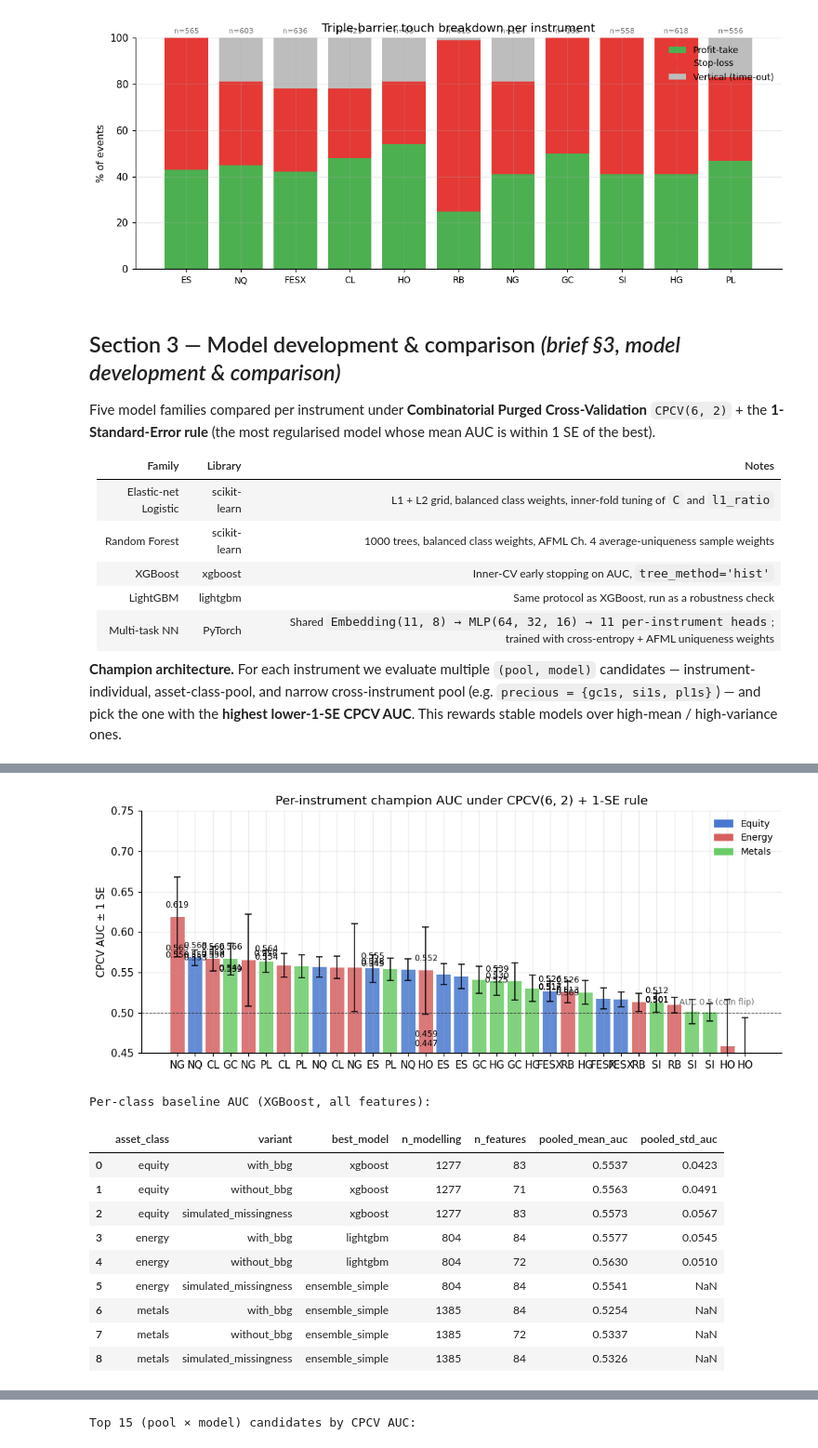
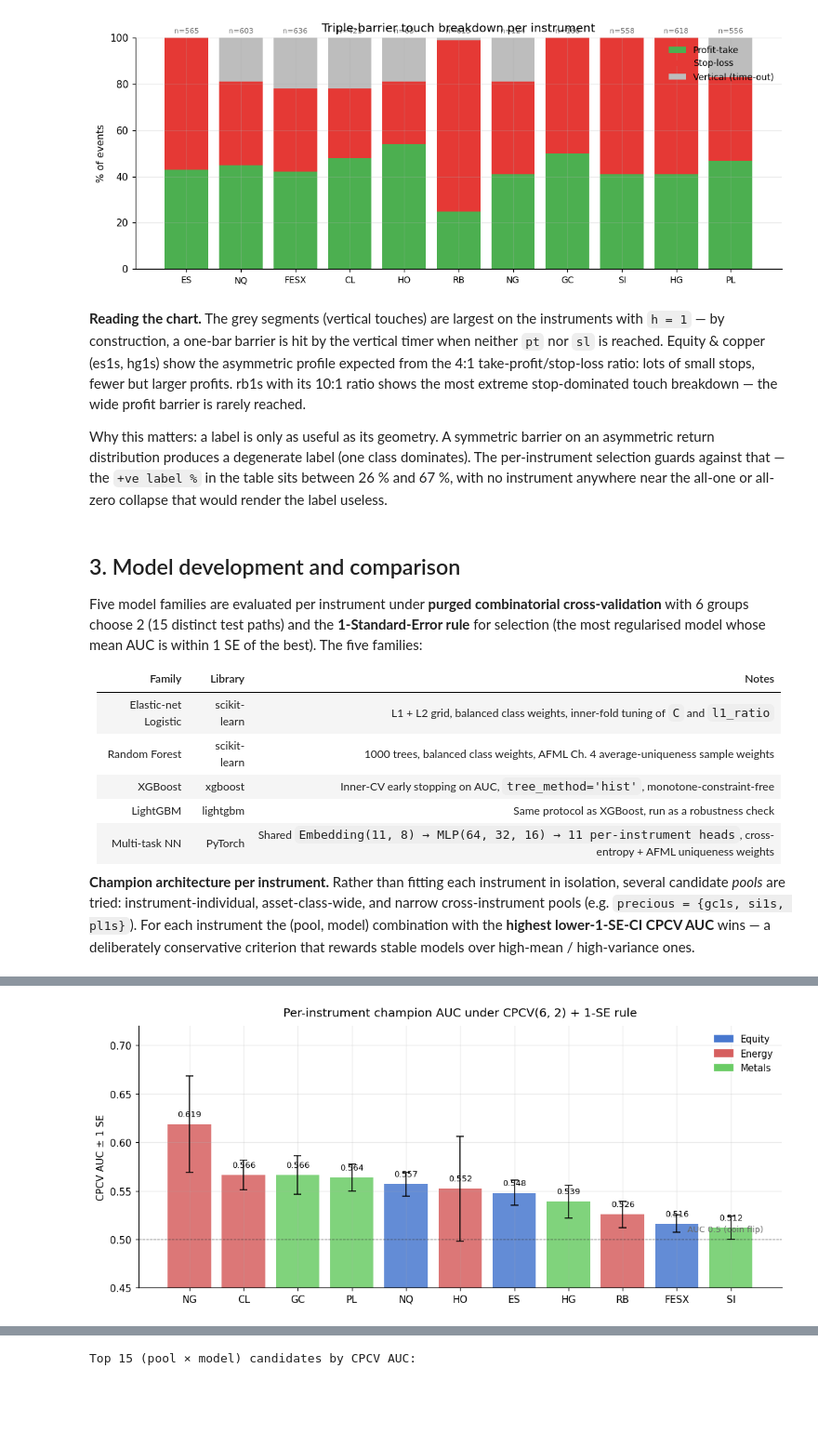
Before and after one commit to Ise-Q/stml, a Jupyter notebook: submission.ipynb, the cells around one changed output, grey strips where cells are left out. Shown at 93% size. Saved outputs shown, nothing was run; the diff lists cells and outputs as text; code cells hidden in the pictures; blank space fills up the shorter version.

```diff
--- a/submission.ipynb
+++ b/submission.ipynb
@@ -32,13 +20,13 @@ All numbers cited come from the CSV artefacts under `results/`. The notebook rep
 # %%
 from __future__ import annotations
-import json, warnings
+import warnings
 from pathlib import Path
 
 import numpy as np
 import pandas as pd
 import matplotlib.pyplot as plt
-import matplotlib.ticker as mticker
-from IPython.display import Image, display
+from matplotlib.patches import Patch
+from IPython.display import display
 
 warnings.filterwarnings('ignore')
 
@@ -73,9 +61,12 @@ INST_NAME = {
     'ng1s': 'NG (Natural Gas)', 'gc1s': 'GC (Gold)', 'si1s': 'SI (Silver)',
     'hg1s': 'HG (Copper)', 'pl1s': 'PL (Platinum)',
 }
+SHORT_NAME = {k: v.split(' ')[0] for k, v in INST_NAME.items()}
 
-print(f'Repo root  : {ROOT}')
-print(f'Data dir   : {DATA.relative_to(ROOT)}  ({sum(1 for _ in DATA.rglob("*") if _.is_file())} files)')
-print(f'Results dir: {RESULTS.relative_to(ROOT)}  ({sum(1 for _ in RESULTS.rglob("*") if _.is_file())} files)')
-print(f'Outputs dir: {OUTPUTS.relative_to(ROOT)}  ({sum(1 for _ in OUTPUTS.glob("*.csv") if _.is_file())} CSVs)')
+ohlcv = pd.read_csv(DATA / 'ohlcv_data.csv', parse_dates=['date'])
+signals = pd.read_csv(DATA / 'primary_signals.csv', parse_dates=['date'])
+INSTRUMENTS = [c for c in signals.columns if c != 'date']
+
+print(f'Released window: {signals["date"].min().date()} → {signals["date"].max().date()}'
+      f'  ({len(signals)} trading days, {len(INSTRUMENTS)} instruments)')
 # %% [output]
@@ -338,20 +331,24 @@ for i, row in geometry.iterrows():
 plt.tight_layout(); plt.show()
 # %% [output]
 [figure]
+# %% [markdown]
+**Reading the chart.** The grey segments (vertical touches) are largest on the instruments with `h = 1` — by construction, a one-bar barrier is hit by the vertical timer when neither `pt` nor `sl` is reached. Equity & copper (es1s, hg1s) show the asymmetric profile expected from the 4:1 take-profit/stop-loss ratio: lots of small stops, fewer but larger profits. rb1s with its 10:1 ratio shows the most extreme stop-dominated touch breakdown — the wide profit barrier is rarely reached.
+
+Why this matters: a label is only as useful as its geometry. A symmetric barrier on an asymmetric return distribution produces a degenerate label (one class dominates). The per-instrument selection guards against that — the `+ve label %` in the table sits between 26 % and 67 %, with no instrument anywhere near the all-one or all-zero collapse that would render the label useless.
 # %% [markdown]
-## Section 3 — Model development & comparison  *(brief §3, model development & comparison)*
+## 3. Model development and comparison
 
-Five model families compared per instrument under **Combinatorial Purged Cross-Validation** `CPCV(6, 2)` + the **1-Standard-Error rule** (the most regularised model whose mean AUC is within 1 SE of the best).
+Five model families are evaluated per instrument under **purged combinatorial cross-validation** with 6 groups choose 2 (15 distinct test paths) and the **1-Standard-Error rule** for selection (the most regularised model whose mean AUC is within 1 SE of the best). The five families:
 
 | Family | Library | Notes |
 |---|---|---|
 | Elastic-net Logistic | scikit-learn | L1 + L2 grid, balanced class weights, inner-fold tuning of `C` and `l1_ratio` |
 | Random Forest | scikit-learn | 1000 trees, balanced class weights, AFML Ch. 4 average-uniqueness sample weights |
-| XGBoost | xgboost | Inner-CV early stopping on AUC, `tree_method='hist'` |
+| XGBoost | xgboost | Inner-CV early stopping on AUC, `tree_method='hist'`, monotone-constraint-free |
 | LightGBM | lightgbm | Same protocol as XGBoost, run as a robustness check |
-| Multi-task NN | PyTorch | Shared `Embedding(11, 8) → MLP(64, 32, 16) → 11 per-instrument heads`; trained with cross-entropy + AFML uniqueness weights |
+| Multi-task NN | PyTorch | Shared `Embedding(11, 8) → MLP(64, 32, 16) → 11 per-instrument heads`, cross-entropy + AFML uniqueness weights |
 
-**Champion architecture.** For each instrument we evaluate multiple `(pool, model)` candidates — instrument-individual, asset-class-pool, and narrow cross-instrument pool (e.g. `precious = {gc1s, si1s, pl1s}`) — and pick the one with the **highest lower-1-SE CPCV AUC**. This rewards stable models over high-mean / high-variance ones.
+**Champion architecture per instrument.** Rather than fitting each instrument in isolation, several candidate *pools* are tried: instrument-individual, asset-class-wide, and narrow cross-instrument pools (e.g. `precious = {gc1s, si1s, pl1s}`). For each instrument the (pool, model) combination with the **highest lower-1-SE-CI CPCV AUC** wins — a deliberately conservative criterion that rewards stable models over high-mean / high-variance ones.
 # %%
 champions = pd.read_csv(RESULTS / 'champions_summary.csv')
 champions['name'] = champions['instrument'].map(INST_NAME)
@@ -387,43 +384,24 @@ Per-instrument champion (CPCV(6, 2) + 1-SE rule):
 | 31 | ho1s | HO (Heating Oil) | Energy | without_bbg | energy_cl_ho | elasticnet_logistic | 0.4586 | 0.0576 | ... |
 | 32 | ho1s | HO (Heating Oil) | Energy | simulated_missingness | energy_cl_ho | elasticnet_logistic | 0.4465 | 0.0476 | ... |
 # %%
-# Per-instrument AUC with 1-SE error bars, colour-coded by asset class.
-view2 = champions.sort_values('champion_auc', ascending=False).reset_index(drop=True)
+view2 = champions.drop_duplicates('instrument').sort_values('champion_auc', ascending=False).reset_index(drop=True)
 colors = [CLS_COLOR[ASSET_CLASS[i]] for i in view2['instrument']]
 
-fig, ax = plt.subplots(figsize=(9.5, 4))
+fig, ax = plt.subplots(figsize=(10, 4.5))
 x = np.arange(len(view2))
 ax.bar(x, view2['champion_auc'], yerr=view2['champion_sem'],
-       color=colors, alpha=0.85, capsize=3, error_kw=dict(lw=1, ecolor='k'))
+       color=colors, alpha=0.85, capsize=4, error_kw=dict(lw=1, ecolor='k'))
 ax.axhline(0.5, color='k', lw=0.7, ls='--', alpha=0.5)
-ax.text(len(view2)-0.5, 0.51, 'AUC 0.5 (coin flip)', ha='right', fontsize=8, color='dimgray')
-ax.set_xticks(x); ax.set_xticklabels(
-    [INST_NAME[i].split(' ')[0] for i in view2['instrument']], rotation=0)
+ax.text(len(view2)-0.4, 0.508, 'AUC 0.5 (coin flip)', ha='right', fontsize=8.5, color='dimgray')
+ax.set_xticks(x)
+ax.set_xticklabels([SHORT_NAME[i] for i in view2['instrument']], rotation=0, fontsize=10)
 ax.set_ylabel('CPCV AUC ± 1 SE')
-ax.set_title('Per-instrument champion AUC under CPCV(6, 2) + 1-SE rule')
-ax.set_ylim(0.45, 0.75)
-for inst, auc in zip(view2['instrument'], view2['champion_auc']):
-    ax.text(view2.index[view2['instrument']==inst][0], auc + 0.012,
-            f'{auc:.3f}', ha='center', fontsize=8)
-from matplotlib.patches import Patch
+ax.set_title('Per-instrument champion AUC under CPCV(6, 2) + 1-SE rule', pad=10)
+ax.set_ylim(0.45, 0.72)
+for xi, auc in zip(x, view2['champion_auc']):
+    ax.text(xi, auc + 0.008, f'{auc:.3f}', ha='center', fontsize=8.5)
 ax.legend(handles=[Patch(color=c, label=k) for k, c in CLS_COLOR.items()],
-          loc='upper right', frameon=False, fontsize=9)
+          loc='upper right', frameon=False, fontsize=9.5)
 plt.tight_layout(); plt.show()
-
-# Per-class summary.
-per_class = pd.read_csv(RESULTS / 'baseline_xgb_per_class.csv')
-print('\nPer-class baseline AUC (XGBoost, all features):')
-display(per_class.round(4))
 # %% [output]
-[figure, old version]
+[figure, new version]
-Per-class baseline AUC (XGBoost, all features):
-|  | asset_class | variant | best_model | n_modelling | n_features | pooled_mean_auc | pooled_std_auc |
-| 0 | equity | with_bbg | xgboost | 1277 | 83 | 0.5537 | 0.0423 |
-| 1 | equity | without_bbg | xgboost | 1277 | 71 | 0.5563 | 0.0491 |
-| 2 | equity | simulated_missingness | xgboost | 1277 | 83 | 0.5573 | 0.0567 |
-| 3 | energy | with_bbg | lightgbm | 804 | 84 | 0.5577 | 0.0545 |
-| 4 | energy | without_bbg | lightgbm | 804 | 72 | 0.5630 | 0.0510 |
-| 5 | energy | simulated_missingness | ensemble_simple | 804 | 84 | 0.5541 | NaN |
-| 6 | metals | with_bbg | ensemble_simple | 1385 | 84 | 0.5254 | NaN |
-| 7 | metals | without_bbg | ensemble_simple | 1385 | 72 | 0.5337 | NaN |
-| 8 | metals | simulated_missingness | ensemble_simple | 1385 | 84 | 0.5326 | NaN |
```
Also changed, not shown: parts of 23 cells of this notebook.
